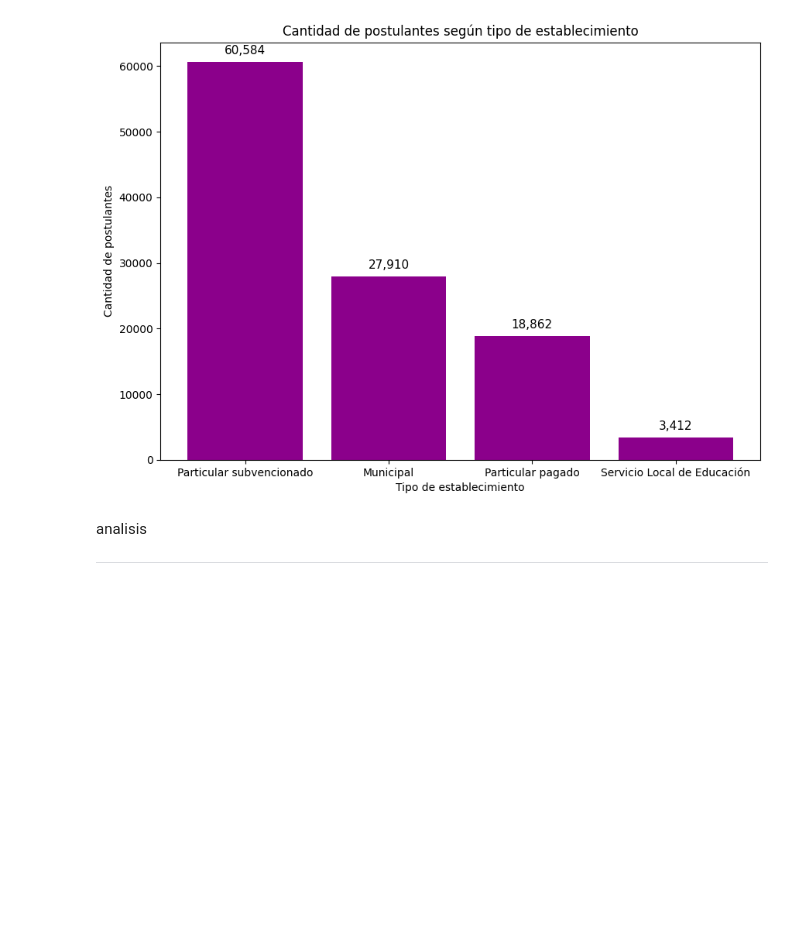
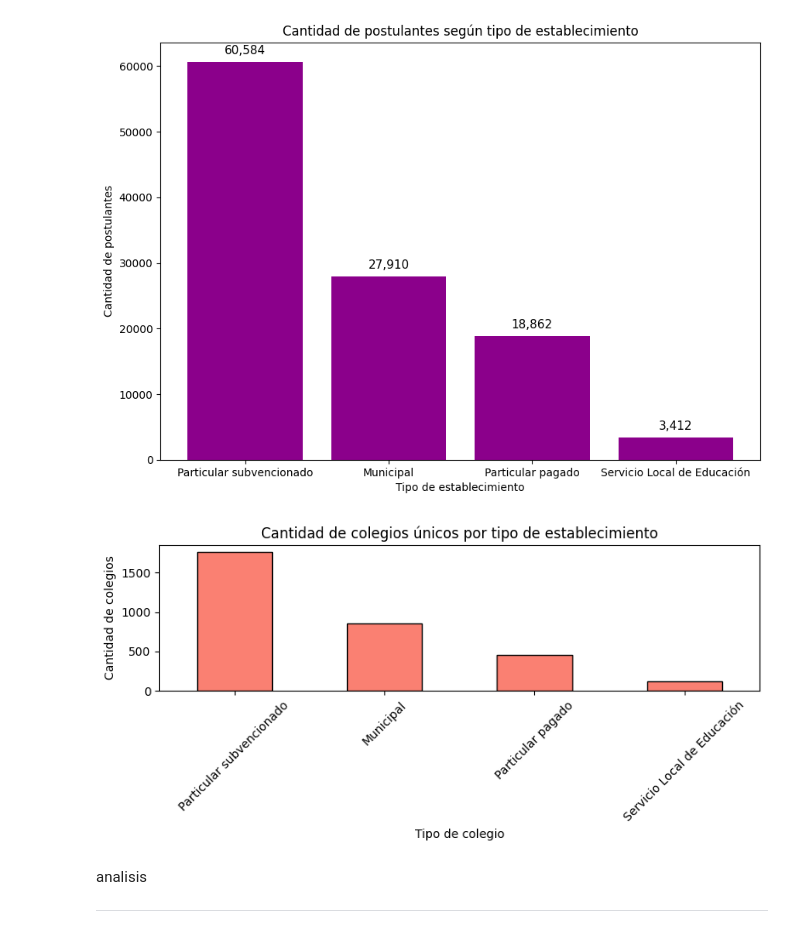
Before and after one commit to LmChicao/Proyecto-Intro-Ciencias-de-datos-2025-2-, a Jupyter notebook: Resultado proyecto/Resultado 2023.ipynb, the cells around one changed output. Cells and saved outputs as stored; diff of their text form; code cells hidden in the pictures; blank space fills up the shorter version.

```diff
--- a/Resultado proyecto/Resultado 2023.ipynb
+++ b/Resultado proyecto/Resultado 2023.ipynb
@@ -232,6 +393,21 @@ for i, val in enumerate(postulantes["NUM_POSTULANTES"]):
 plt.show() # muestro el grafico
 # %% [output]
 [figure]
+# %%
+df_2023_copy = df_2023.copy()
+colegios_unicos = df_2023_copy.drop_duplicates(subset="RBD_x")
+conteo_colegios = colegios_unicos["TIPO_COLEGIO"].value_counts()
+
+plt.figure(figsize=(8, 4))
+conteo_colegios.plot(kind='bar', color='salmon', edgecolor='black')
+plt.title("Cantidad de colegios únicos por tipo de establecimiento")
+plt.xlabel("Tipo de colegio")
+plt.ylabel("Cantidad de colegios")
+plt.xticks(rotation=45)
+plt.tight_layout()
+plt.show()
+# %% [output]
+[figure, added]
 # %% [markdown]
 analisis
 
```
Also changed, not shown: parts of 6 cells of this notebook, 2 other files.
